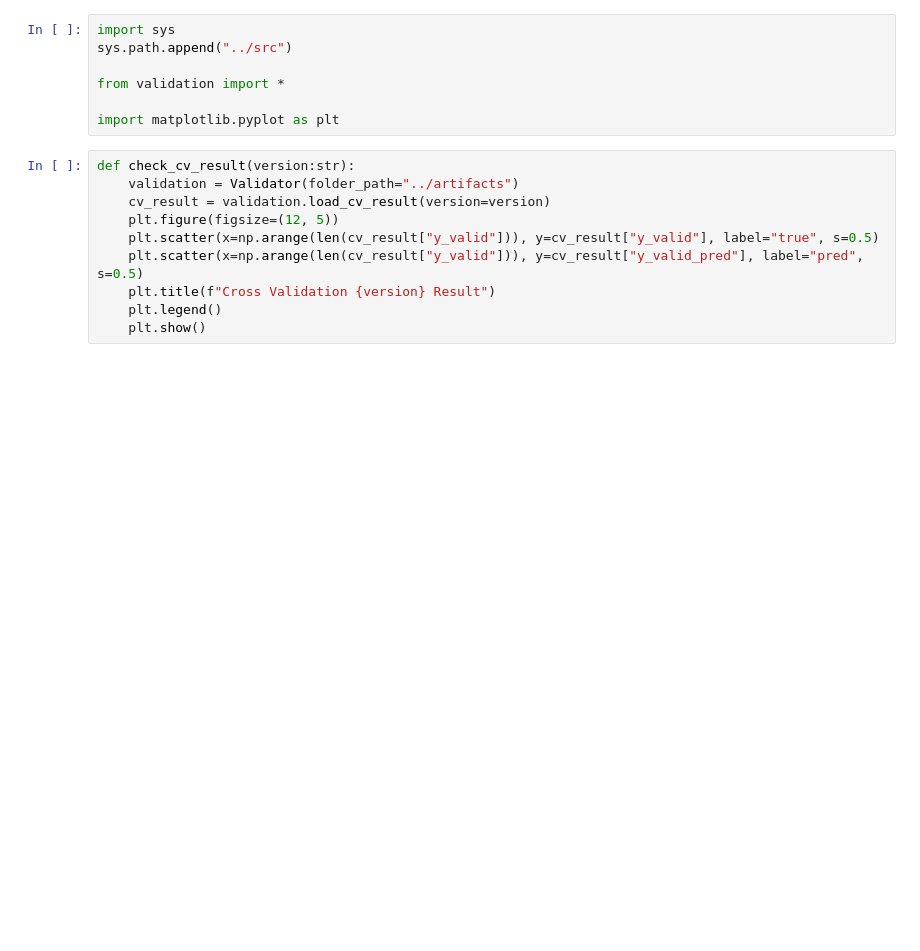
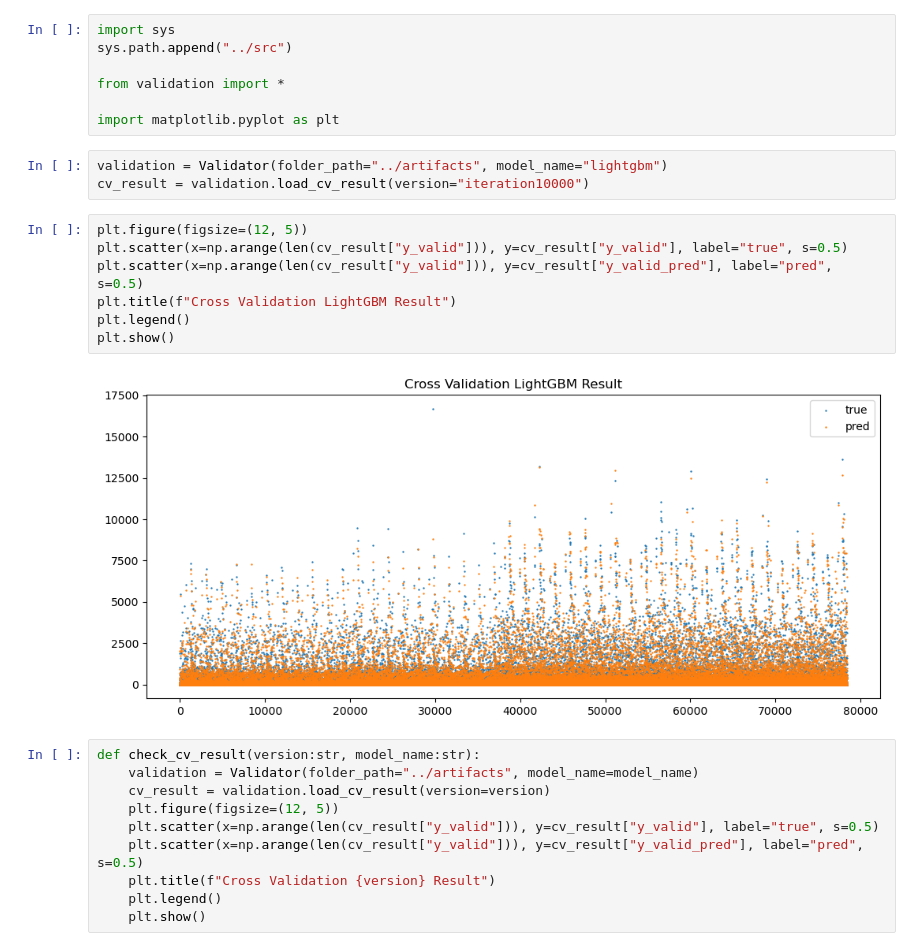
Before and after one commit to HoChangLee98/kaggle-store-sales, a Jupyter notebook: notebook/hochang-check-cv-result.ipynb, the cells around one changed output. Drawn from its saved outputs; the diff is of its cells as text; blank space fills up the shorter version.

```diff
--- a/notebook/hochang-check-cv-result.ipynb
+++ b/notebook/hochang-check-cv-result.ipynb
@@ -5,9 +5,21 @@ sys.path.append("../src")
 from validation import *
 
 import matplotlib.pyplot as plt
+# %%
+validation = Validator(folder_path="../artifacts", model_name="lightgbm")
+cv_result = validation.load_cv_result(version="iteration10000")
+# %%
+plt.figure(figsize=(12, 5))
+plt.scatter(x=np.arange(len(cv_result["y_valid"])), y=cv_result["y_valid"], label="true", s=0.5)
+plt.scatter(x=np.arange(len(cv_result["y_valid"])), y=cv_result["y_valid_pred"], label="pred", s=0.5)
+plt.title(f"Cross Validation LightGBM Result")
+plt.legend()
+plt.show()
+# %% [output]
+[figure, added]
 # %%
-def check_cv_result(version:str):
-    validation = Validator(folder_path="../artifacts")
+def check_cv_result(version:str, model_name:str):
+    validation = Validator(folder_path="../artifacts", model_name=model_name)
     cv_result = validation.load_cv_result(version=version)
     plt.figure(figsize=(12, 5))
     plt.scatter(x=np.arange(len(cv_result["y_valid"])), y=cv_result["y_valid"], label="true", s=0.5)
```
Also changed, not shown: parts of 2 cells of this notebook, 4 other files.
